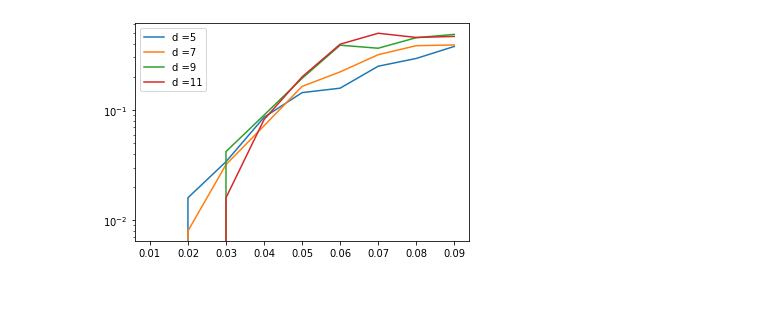
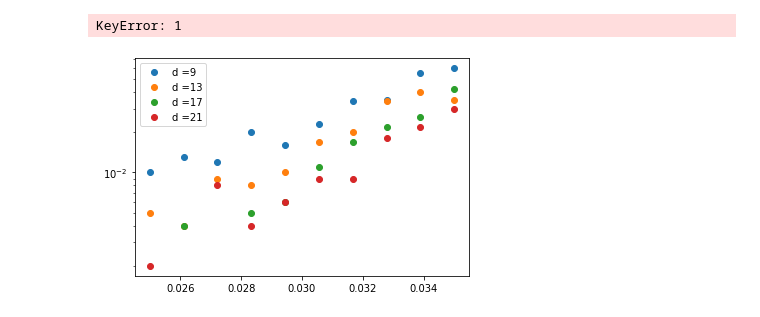
Before and after one commit to OzYossarian/Kandel, a Jupyter notebook: numerics/simulation_scripts/rotated_sc_phenomenological.ipynb, the cells around one changed output. Drawn from its saved outputs; the diff is of its cells as text; code cells hidden in the pictures.

```diff
--- a/numerics/simulation_scripts/rotated_sc_phenomenological.ipynb
+++ b/numerics/simulation_scripts/rotated_sc_phenomenological.ipynb
@@ -38,0 +92,10 @@ ler_dict = calculate_ler_array(np.arange(0.01,0.1,0.01),np.arange(5,12,2))
+# %%
+n_runs =500
+thresholds = dict()
+ler_dict = dict()
+# %%
+ratio = 1
+ler_dict[ratio] = calculate_threshold(ratio, n_runs, 0.02, 0.04)
+thresholds[ratio] = get_threshold(ler_dict[ratio])
+plot_ler(ler_dict[ratio])
+print(thresholds)
@@ -38,0 +109,6 @@ ler_dict = calculate_ler_array(np.arange(0.01,0.1,0.01),np.arange(5,12,2))
+# %%
+for ratio in [1,2,3]:
+    ler_dict[ratio] = calculate_threshold(ratio, n_runs, 0.025, 0.035)
+    thresholds[ratio] = (get_threshold(ler_dict[ratio]))
+
+    print(thresholds)
@@ -38,0 +122,5 @@ ler_dict = calculate_ler_array(np.arange(0.01,0.1,0.01),np.arange(5,12,2))
+# %%
+n_runs=5000
+for ratio in np.arange(4,7):
+    ler_dict[ratio] = calculate_threshold(ratio, n_runs, 0.005, 0.03)
+    thresholds[ratio] = (get_threshold(ler_dict[ratio]))
@@ -39,4 +139,9 @@ ler_dict = calculate_ler_array(np.arange(0.01,0.1,0.01),np.arange(5,12,2))
+# %%
+print(ler_dict)
+#plot_ler(ler_dict)
+# %% [output]
+KeyError: 1
 # %%
-plot_ler(ler_dict)
+plot_ler(ler_dict[1])
 # %% [output]
-[figure, old version]
+[figure, new version]
```
Also changed, not shown: parts of 14 cells of this notebook, 4 other files.
